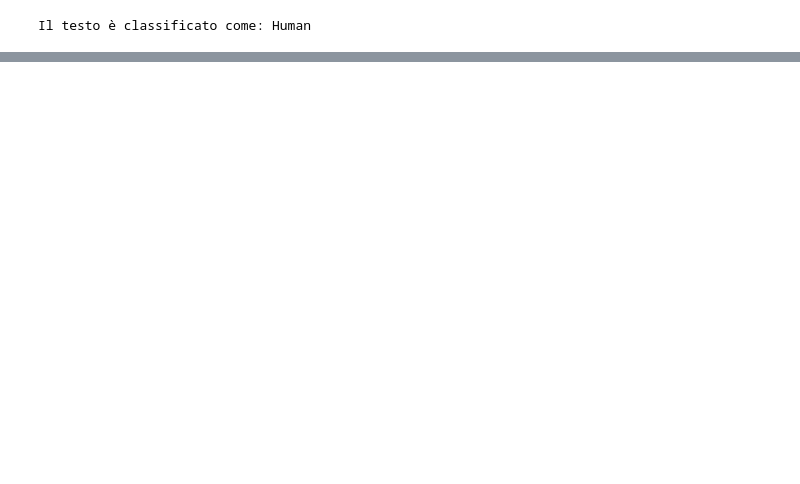
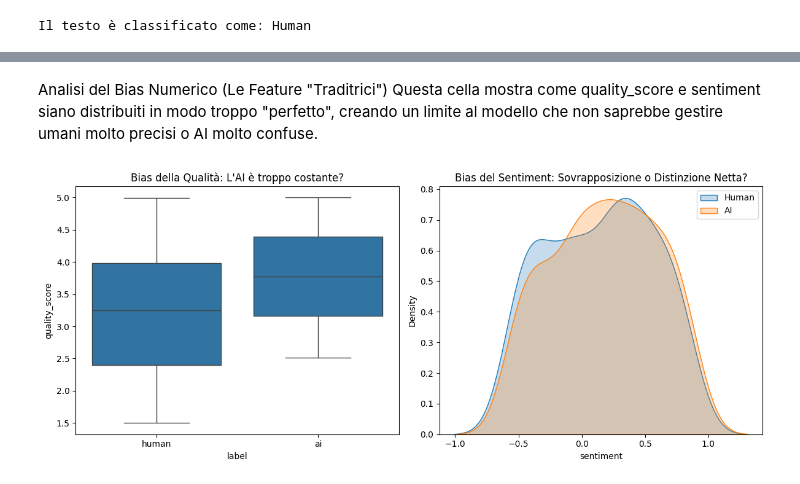
Before and after one commit to Luddachan/ProgettoFinale_RosyAnnaAnto, a Jupyter notebook: ML.ipynb, the cells around one changed output, grey strips where cells are left out. Saved outputs shown, nothing was run; the diff lists cells and outputs as text; code cells hidden in the pictures; blank space fills up the shorter version.

```diff
--- a/ML.ipynb
+++ b/ML.ipynb
@@ -244,0 +588,23 @@ Il testo è classificato come: Human
+# %%
+import pandas as pd
+import seaborn as sns
+import matplotlib.pyplot as plt
+
+# Caricamento
+df = pd.read_csv('ai_vs_human_dataset_cleaned.csv')
+
+# Estraiamo i primi 30 caratteri per vedere i "template"
+df['prefix'] = df['text'].str[:30]
+
+print("--- TOP PREFISSI USATI DAGLI UMANI ---")
+print(df[df['label'] == 'human']['prefix'].value_counts().head(5))
+
+print("\n--- TOP PREFISSI USATI DALL'AI ---")
+print(df[df['label'] == 'ai']['prefix'].value_counts().head(5))
+
+# Visualizzazione della monotonia dei dati
+plt.figure(figsize=(10, 5))
+df.groupby('label')['prefix'].nunique().plot(kind='bar', color=['orange', 'blue'])
+plt.title('Varietà dei prefissi (Più è bassa, più il dataset è ripetitivo)')
+plt.ylabel('Numero di prefissi unici')
+plt.show()
@@ -244,0 +630,21 @@ Il testo è classificato come: Human
+# %% [markdown]
+Analisi del Bias Numerico (Le Feature "Traditrici")
+Questa cella mostra come quality_score e sentiment siano distribuiti in modo troppo "perfetto", creando un limite al modello che non saprebbe gestire umani molto precisi o AI molto confuse.
+# %%
+# Confronto della distribuzione della Qualità
+plt.figure(figsize=(12, 5))
+
+plt.subplot(1, 2, 1)
+sns.boxplot(x='label', y='quality_score', data=df)
+plt.title('Bias della Qualità: L\'AI è troppo costante?')
+
+plt.subplot(1, 2, 2)
+sns.kdeplot(df[df['label']=='human']['sentiment'], label='Human', shade=True)
+sns.kdeplot(df[df['label']=='ai']['sentiment'], label='AI', shade=True)
+plt.title('Bias del Sentiment: Sovrapposizione o Distinzione Netta?')
+plt.legend()
+
+plt.tight_layout()
+plt.show()
+# %% [output]
+[figure, added]
```
Also changed, not shown: parts of 36 cells of this notebook.
